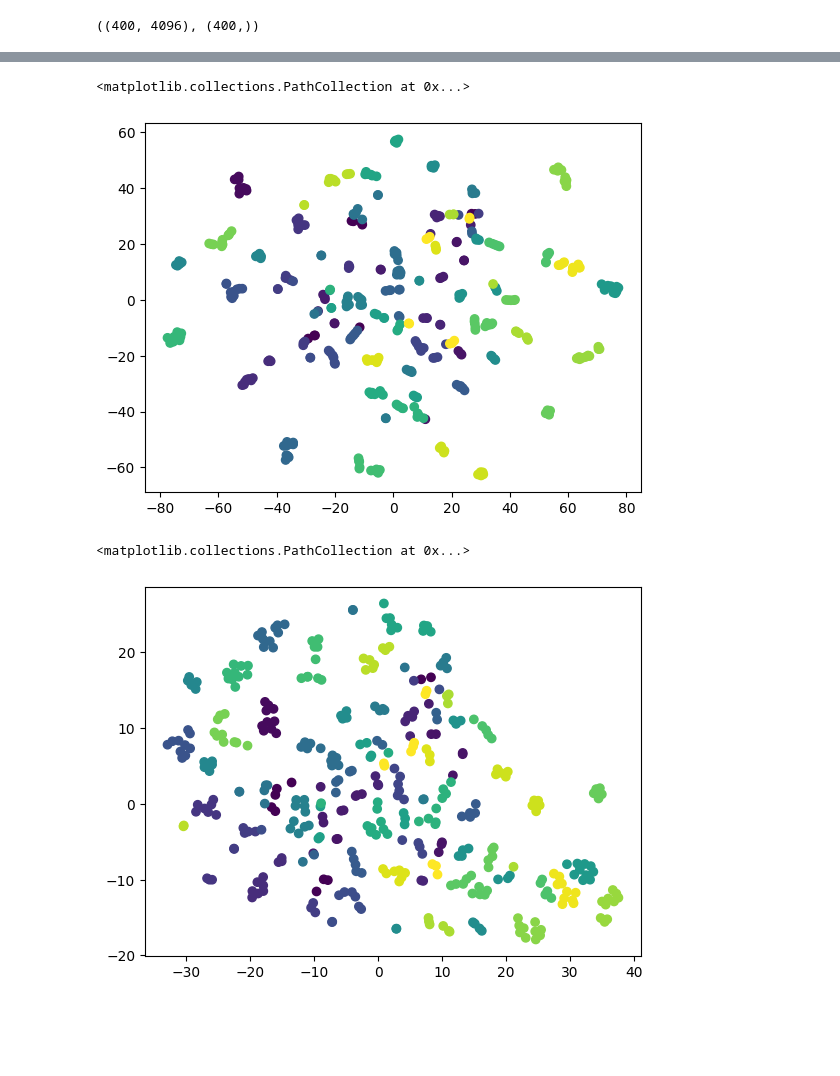
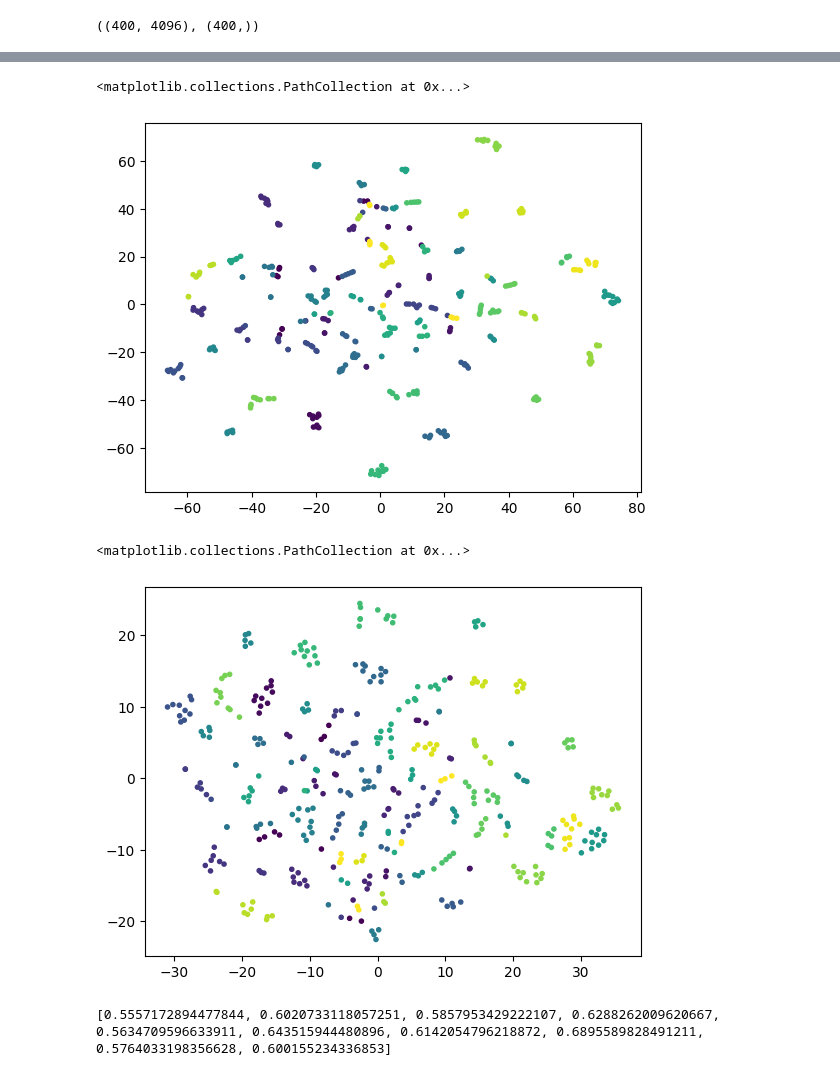
Before and after one commit to ybrenning/mlstack, a Jupyter notebook: algorithms/tsne.ipynb, the cells around one changed output, grey strips where cells are left out. Cells and saved outputs as stored; diff of their text form; code cells hidden in the pictures; blank space fills up the shorter version.

Commit message:
Add TSNE tests

```diff
--- a/algorithms/tsne.ipynb
+++ b/algorithms/tsne.ipynb
@@ -78,16 +83,27 @@ plt.grid()
 # %%
 tsne = TSNE(n_components=2, perplexity=5)
 X_tsne = tsne.fit_transform(X_pca)
-plt.scatter(X_tsne[:, 0], X_tsne[:, 1], c=y)
+plt.scatter(X_tsne[:, 0], X_tsne[:, 1], c=y, marker='.')
 # %% [output]
 <matplotlib.collections.PathCollection at 0x...>
-[figure, old version]
+[figure, new version]
 # %%
 pca = PCA(n_components=50)
 X_pca = pca.fit_transform(X)
 tsne = TSNE(n_components=2, n_iter=5000)
 X_tsne = tsne.fit_transform(X_pca)
-plt.scatter(X_tsne[:, 0], X_tsne[:, 1], c=y)
+plt.scatter(X_tsne[:, 0], X_tsne[:, 1], c=y, marker='.')
 # %% [output]
 <matplotlib.collections.PathCollection at 0x...>
-[figure, old version]
+[figure, new version]
+# %%
+import numpy as np
+learning_rates = np.arange(10, 1000, 100)
+divergences = []
+for lr in learning_rates:
+    tsne = TSNE(n_components=2, learning_rate=lr)
+    reduced = tsne.fit_transform(X)
+    divergences.append(tsne.kl_divergence_)
+print(divergences)
+# %% [output]
+[0.5557172894477844, 0.6020733118057251, 0.5857953429222107, 0.6288262009620667, 0.5634709596633911, 0.643515944480896, 0.6142054796218872, 0.6895589828491211, 0.5764033198356628, 0.600155234336853]
```
Also changed, not shown: parts of 11 cells of this notebook.
